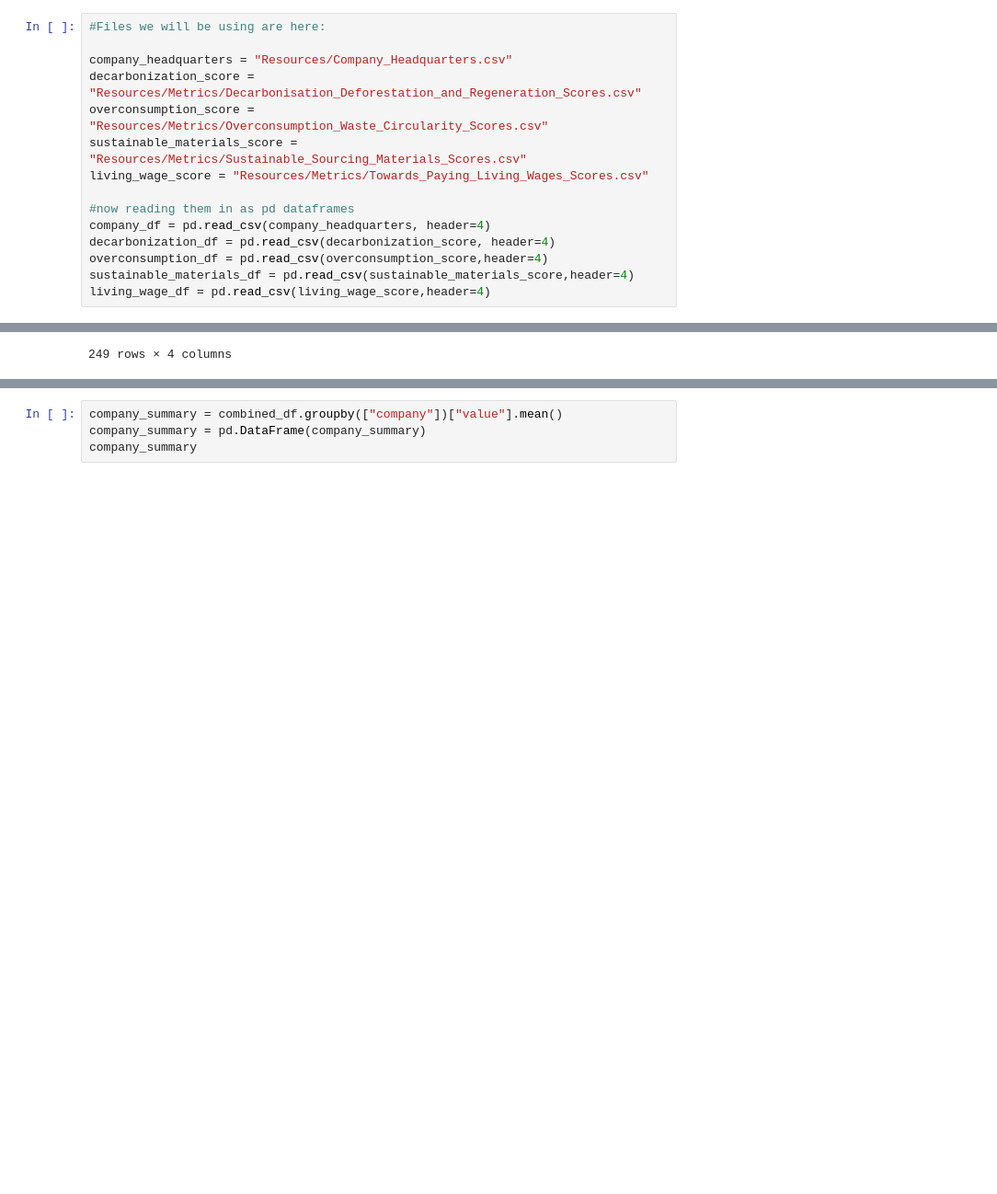
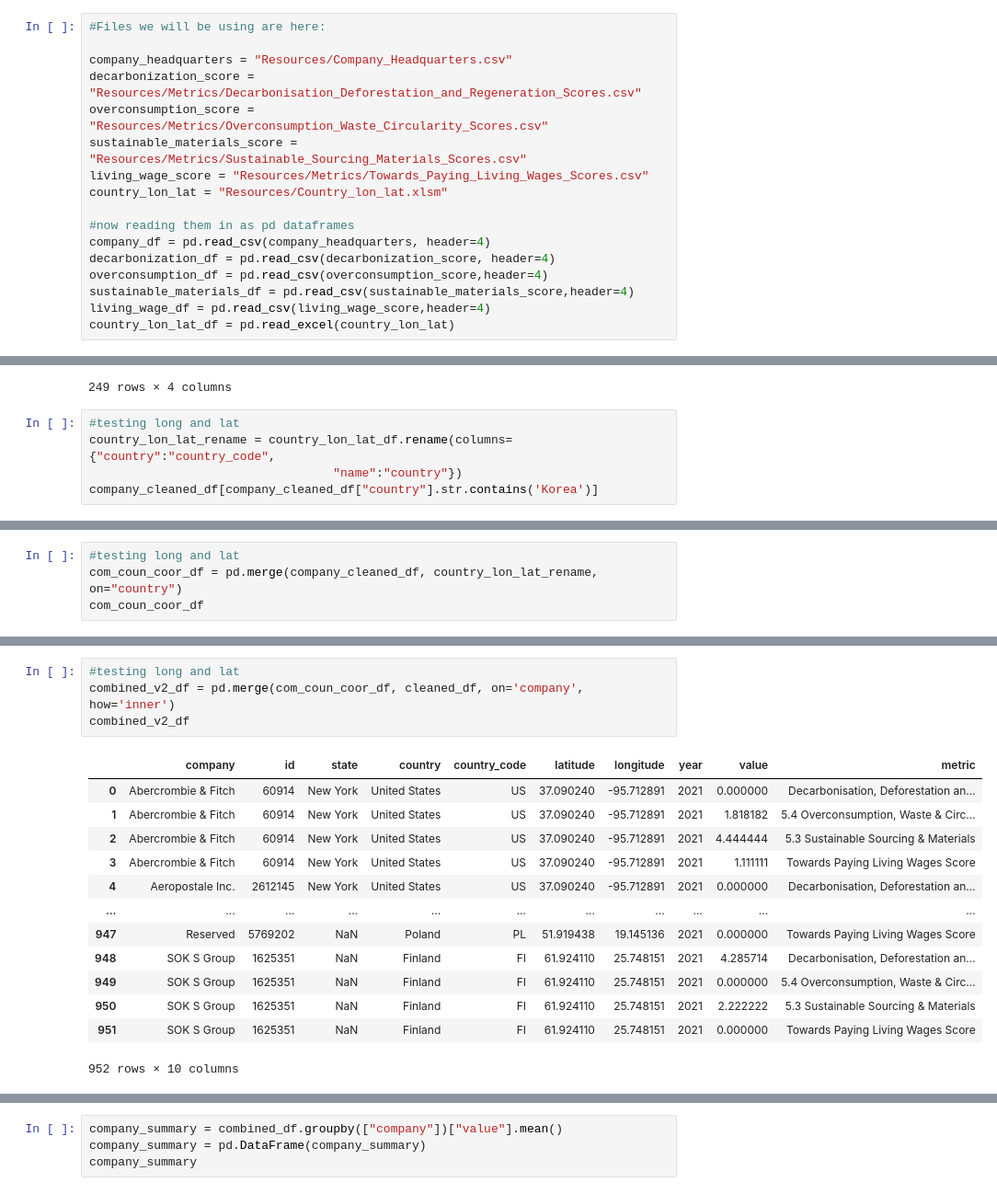
Before and after one commit to aspenjack/Ethical-Fashion, a Jupyter notebook: Ethical-Fashion_v1.ipynb, the cells around one changed output, grey strips where cells are left out. Shown at 92% size. Saved outputs shown, nothing was run; the diff lists cells and outputs as text; blank space fills up the shorter version.

```diff
--- a/Ethical-Fashion_v1.ipynb
+++ b/Ethical-Fashion_v1.ipynb
@@ -20,6 +20,7 @@ decarbonization_score = "Resources/Metrics/Decarbonisation_Deforestation_and_Reg
 overconsumption_score = "Resources/Metrics/Overconsumption_Waste_Circularity_Scores.csv"
 sustainable_materials_score = "Resources/Metrics/Sustainable_Sourcing_Materials_Scores.csv"
 living_wage_score = "Resources/Metrics/Towards_Paying_Living_Wages_Scores.csv"
+country_lon_lat = "Resources/Country_lon_lat.xlsm"
 
 #now reading them in as pd dataframes
 company_df = pd.read_csv(company_headquarters, header=4)
@@ -27,5 +28,6 @@ decarbonization_df = pd.read_csv(decarbonization_score, header=4)
 overconsumption_df = pd.read_csv(overconsumption_score,header=4)
 sustainable_materials_df = pd.read_csv(sustainable_materials_score,header=4)
 living_wage_df = pd.read_csv(living_wage_score,header=4)
+country_lon_lat_df = pd.read_excel(country_lon_lat)
 # %%
 #checking all the tables are showing up correctly
@@ -360,3 +393,8 @@ company_cleaned_df
 | 247 | Zara | 18215 | NaN | Spain |
 | 248 | Zeeman | 3096058 | NaN | Netherlands |
 249 rows × 4 columns
+# %%
+#testing long and lat
+country_lon_lat_rename = country_lon_lat_df.rename(columns={"country":"country_code",
+                                  "name":"country"})
+company_cleaned_df[company_cleaned_df["country"].str.contains('Korea')]
@@ -362,0 +408,4 @@ company_cleaned_df
+# %%
+#testing long and lat
+com_coun_coor_df = pd.merge(company_cleaned_df, country_lon_lat_rename, on="country")
+com_coun_coor_df
@@ -363,3 +426,21 @@ company_cleaned_df
+# %%
+#testing long and lat
+combined_v2_df = pd.merge(com_coun_coor_df, cleaned_df, on='company', how='inner')
+combined_v2_df
+# %% [output]
+|  | company | id | state | country | country_code | latitude | longitude | year | value | metric |
+| 0 | Abercrombie & Fitch | 60914 | New York | United States | US | 37.090240 | -95.712891 | 2021 | 0.000000 | Decarbonisation, Deforestation an... |
+| 1 | Abercrombie & Fitch | 60914 | New York | United States | US | 37.090240 | -95.712891 | 2021 | 1.818182 | 5.4 Overconsumption, Waste & Circ... |
+| 2 | Abercrombie & Fitch | 60914 | New York | United States | US | 37.090240 | -95.712891 | 2021 | 4.444444 | 5.3 Sustainable Sourcing & Materials |
+| 3 | Abercrombie & Fitch | 60914 | New York | United States | US | 37.090240 | -95.712891 | 2021 | 1.111111 | Towards Paying Living Wages Score |
+| 4 | Aeropostale Inc. | 2612145 | New York | United States | US | 37.090240 | -95.712891 | 2021 | 0.000000 | Decarbonisation, Deforestation an... |
+| ... | ... | ... | ... | ... | ... | ... | ... | ... | ... | ... |
+| 947 | Reserved | 5769202 | NaN | Poland | PL | 51.919438 | 19.145136 | 2021 | 0.000000 | Towards Paying Living Wages Score |
+| 948 | SOK S Group | 1625351 | NaN | Finland | FI | 61.924110 | 25.748151 | 2021 | 4.285714 | Decarbonisation, Deforestation an... |
+| 949 | SOK S Group | 1625351 | NaN | Finland | FI | 61.924110 | 25.748151 | 2021 | 0.000000 | 5.4 Overconsumption, Waste & Circ... |
+| 950 | SOK S Group | 1625351 | NaN | Finland | FI | 61.924110 | 25.748151 | 2021 | 2.222222 | 5.3 Sustainable Sourcing & Materials |
+| 951 | SOK S Group | 1625351 | NaN | Finland | FI | 61.924110 | 25.748151 | 2021 | 0.000000 | Towards Paying Living Wages Score |
+952 rows × 10 columns
 # %%
 combined_df = pd.merge(company_cleaned_df,cleaned_df, on="company", how='inner')
 combined_df
```
Also changed, not shown: parts of 21 cells of this notebook, 15 other files.
